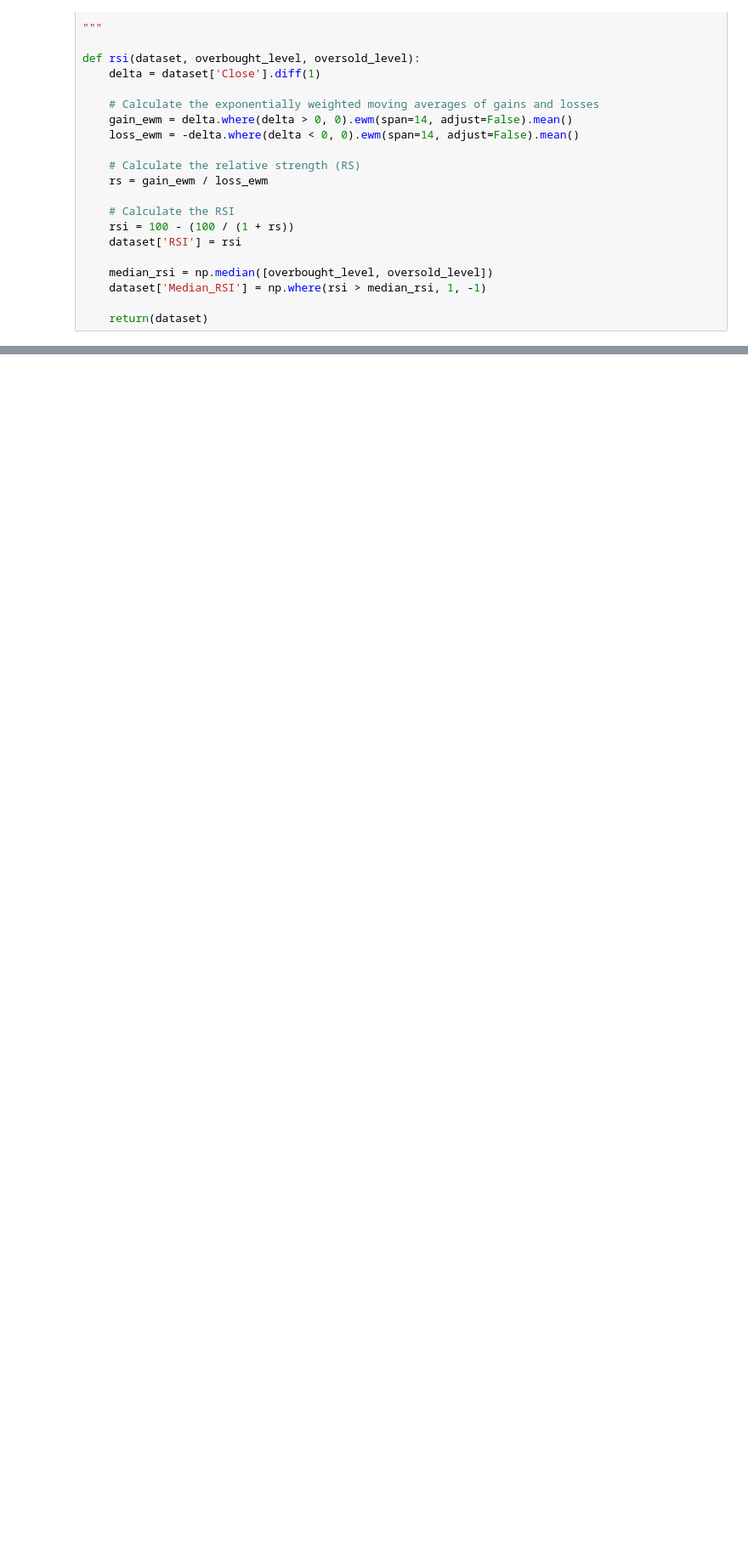
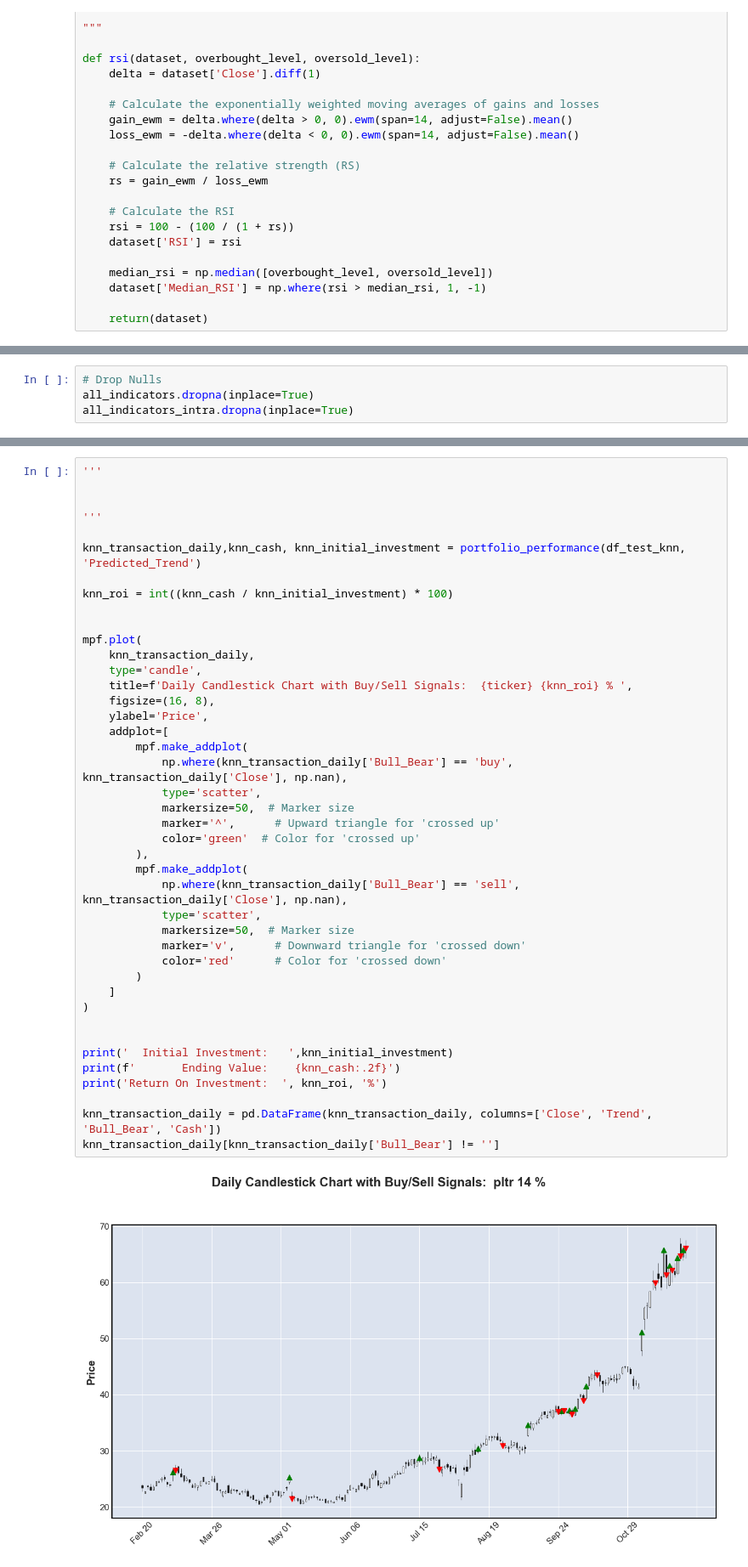
Before and after one commit to rindelicato/stock_technical_analysis, a Jupyter notebook: stock_technical_anaylsis.ipynb, the cells around one changed output, grey strips where cells are left out. Shown: that part at 85% size. Cells and saved outputs as stored; diff of their text form; blank space fills up the shorter version.

```diff
--- a/stock_technical_anaylsis.ipynb
+++ b/stock_technical_anaylsis.ipynb
@@ -223,0 +568,4 @@ tech_al.tail(20)
+# %%
+# Drop Nulls
+all_indicators.dropna(inplace=True)
+all_indicators_intra.dropna(inplace=True)
@@ -223,0 +641,44 @@ tech_al.tail(20)
+# %%
+'''
+
+
+'''
+
+knn_transaction_daily,knn_cash, knn_initial_investment = portfolio_performance(df_test_knn, 'Predicted_Trend')
+
+knn_roi = int((knn_cash / knn_initial_investment) * 100)
+
+
+mpf.plot(
+    knn_transaction_daily,
+    type='candle',
+    title=f'Daily Candlestick Chart with Buy/Sell Signals:  {ticker} {knn_roi} % ',
+    figsize=(16, 8),
+    ylabel='Price',
+    addplot=[
+        mpf.make_addplot(
+            np.where(knn_transaction_daily['Bull_Bear'] == 'buy', knn_transaction_daily['Close'], np.nan),
+            type='scatter',
+            markersize=50,  # Marker size
+            marker='^',      # Upward triangle for 'crossed up'
+            color='green'  # Color for 'crossed up'
+        ),
+        mpf.make_addplot(
+            np.where(knn_transaction_daily['Bull_Bear'] == 'sell', knn_transaction_daily['Close'], np.nan),
+            type='scatter',
+            markersize=50,  # Marker size
+            marker='v',      # Downward triangle for 'crossed down'
+            color='red'      # Color for 'crossed down'
+        )
+    ]
+)
+
+
+print('  Initial Investment:   ',knn_initial_investment)
+print(f'       Ending Value:    {knn_cash:.2f}')
+print('Return On Investment:  ', knn_roi, '%')
+
+knn_transaction_daily = pd.DataFrame(knn_transaction_daily, columns=['Close', 'Trend', 'Bull_Bear', 'Cash'])
+knn_transaction_daily[knn_transaction_daily['Bull_Bear'] != '']
+# %% [output]
+[figure, added]
```
Also changed, not shown: parts of 40 cells of this notebook.
